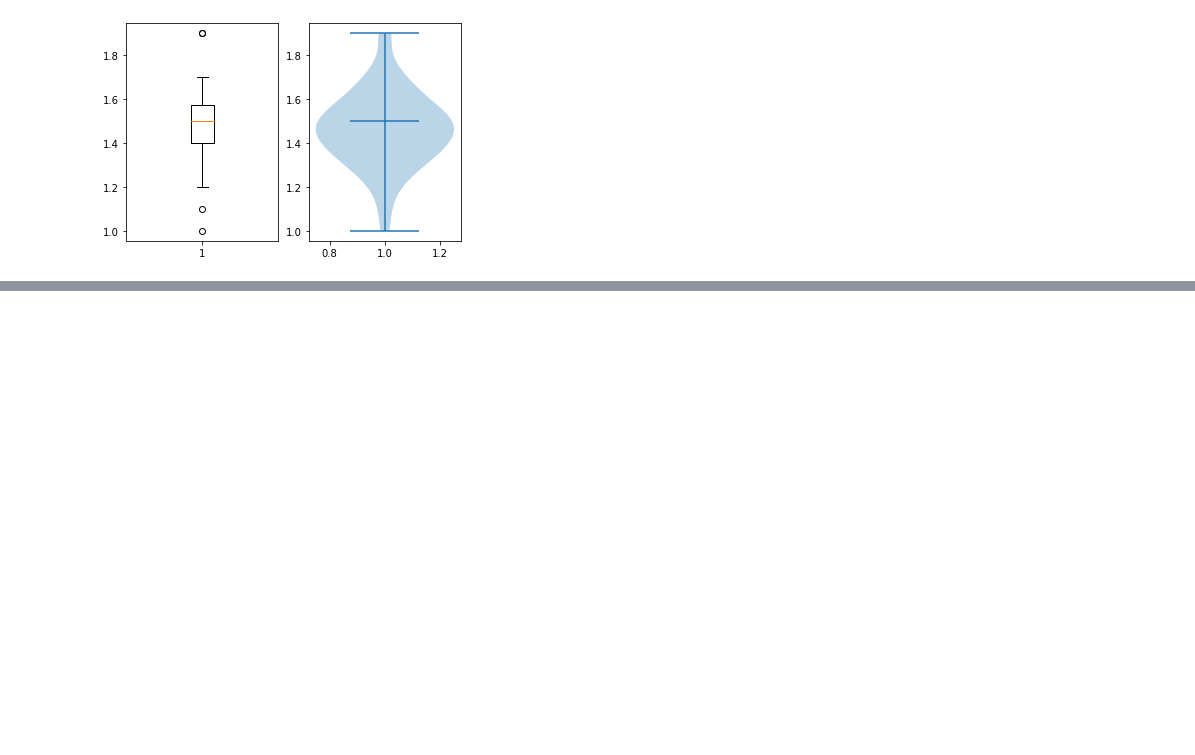
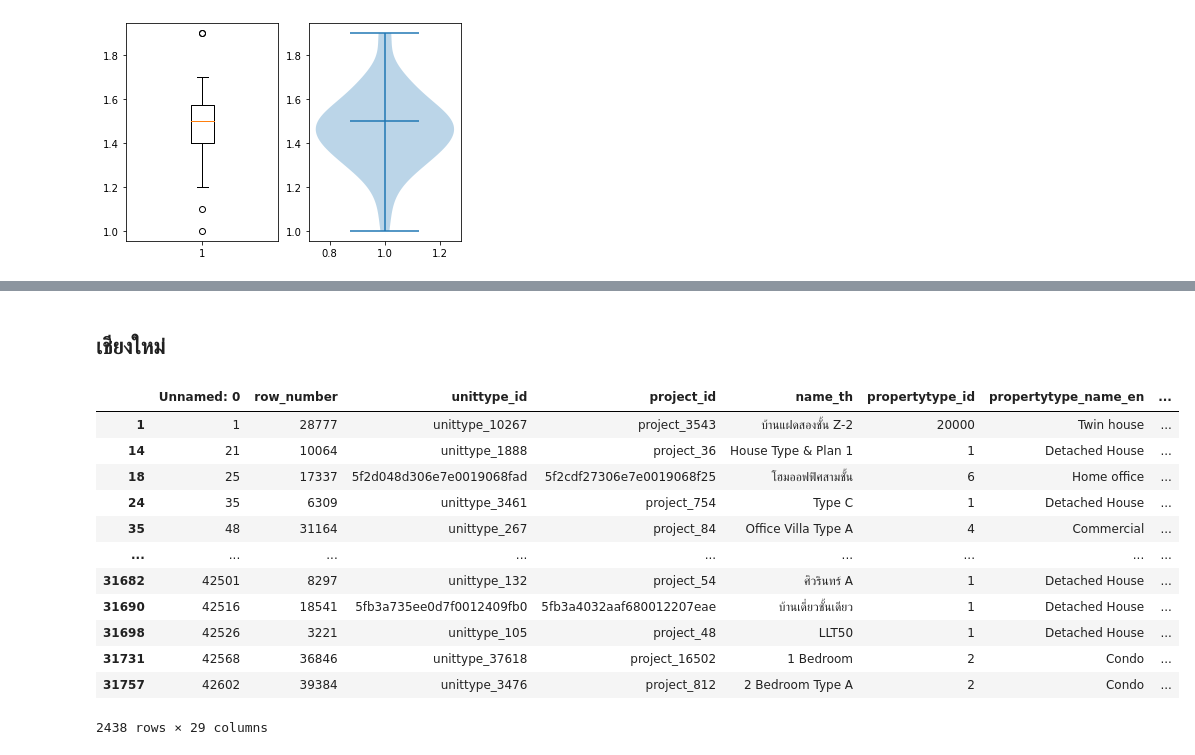
Before and after one commit to Phimphakanph22/BasicProg_DataViz65, a Jupyter notebook: DataViz02_Data_Distribution_.ipynb, the cells around one changed output, grey strips where cells are left out. Drawn from its saved outputs; the diff is of its cells as text; code cells hidden in the pictures; blank space fills up the shorter version.

```diff
--- a/DataViz02_Data_Distribution_.ipynb
+++ b/DataViz02_Data_Distribution_.ipynb
@@ -376,0 +385,3 @@ vi = plt.violinplot(df['PetalLength'][:50],showmedians=True)
+# %%
+unit = pd.read_csv('/content/drive/MyDrive/BPDV65/opendata_unittype.csv')
+unit.head()
@@ -376,0 +396,3 @@ vi = plt.violinplot(df['PetalLength'][:50],showmedians=True)
+# %%
+project = pd.read_csv('/content/drive/MyDrive/BPDV65/opendata_project.csv')
+project.head()
@@ -376,0 +407,5 @@ vi = plt.violinplot(df['PetalLength'][:50],showmedians=True)
+# %%
+project_nodup = project.drop_duplicates(subset=['project_id'])
+
+unit['province'] = unit['project_id'].map(project_nodup.set_index('project_id')['province_name_th'])
+unit.head()
@@ -376,0 +420,19 @@ vi = plt.violinplot(df['PetalLength'][:50],showmedians=True)
+# %% [markdown]
+##  เชียงใหม่
+# %%
+unit_cm = unit[unit['province']=='เชียงใหม่']
+unit_cm
+# %% [output]
+|  | Unnamed: 0 | row_number | unittype_id | project_id | name_th | propertytype_id | propertytype_name_en | ... |
+| 1 | 1 | 28777 | unittype_10267 | project_3543 | บ้านแฝดสองชั้น Z-2 | 20000 | Twin house | ... |
+| 14 | 21 | 10064 | unittype_1888 | project_36 | House Type & Plan 1 | 1 | Detached House | ... |
+| 18 | 25 | 17337 | 5f2d048d306e7e0019068fad | 5f2cdf27306e7e0019068f25 | โฮมออฟฟิศสามชั้น | 6 | Home office | ... |
+| 24 | 35 | 6309 | unittype_3461 | project_754 | Type C | 1 | Detached House | ... |
+| 35 | 48 | 31164 | unittype_267 | project_84 | Office Villa Type A | 4 | Commercial | ... |
+| ... | ... | ... | ... | ... | ... | ... | ... | ... |
+| 31682 | 42501 | 8297 | unittype_132 | project_54 | ศิวรินทร์ A | 1 | Detached House | ... |
+| 31690 | 42516 | 18541 | 5fb3a735ee0d7f0012409fb0 | 5fb3a4032aaf680012207eae | บ้านเดี่ยวชั้นเดียว | 1 | Detached House | ... |
+| 31698 | 42526 | 3221 | unittype_105 | project_48 | LLT50 | 1 | Detached House | ... |
+| 31731 | 42568 | 36846 | unittype_37618 | project_16502 | 1 Bedroom | 2 | Condo | ... |
+| 31757 | 42602 | 39384 | unittype_3476 | project_812 | 2 Bedroom Type A | 2 | Condo | ... |
+2438 rows × 29 columns
```
Also changed, not shown: parts of 37 cells of this notebook.
